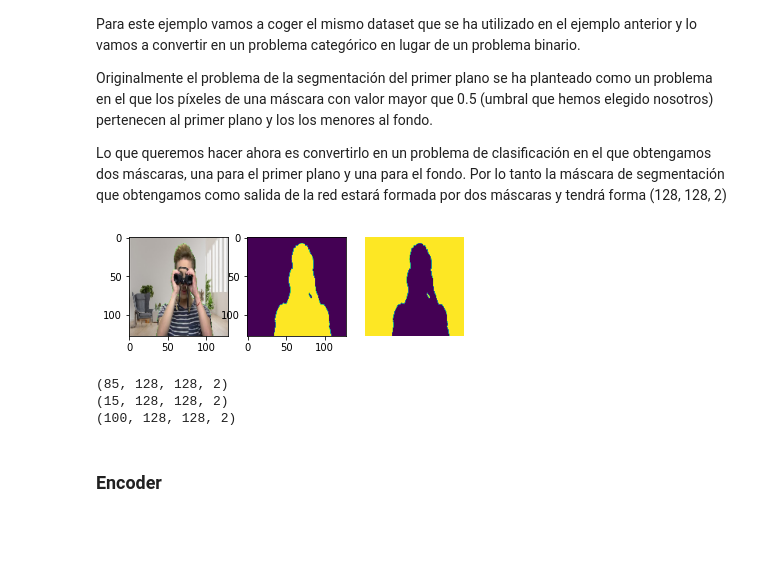
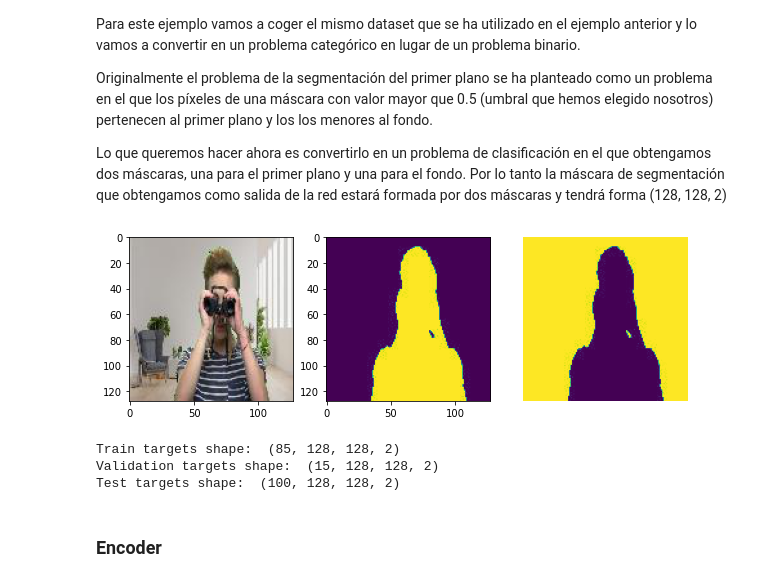
Before and after one commit to SergioHdezG/TallerSegmentacionMOVA, a Jupyter notebook: imagenes/soluciones/taller_1_autoencoders_resuelto.ipynb, the cells around one changed output. Saved outputs shown, nothing was run; the diff lists cells and outputs as text; code cells hidden in the pictures; blank space fills up the shorter version.

```diff
--- a/imagenes/soluciones/taller_1_autoencoders_resuelto.ipynb
+++ b/imagenes/soluciones/taller_1_autoencoders_resuelto.ipynb
@@ -471,41 +499,41 @@ Lo que queremos hacer ahora es convertirlo en un problema de clasificación en e
 y_train_foreground = y_train[:]
 y_train_background = np.abs(y_train[:] - 1)  # Invertimos la máscara para crear el fondo
 
-fig = plt.figure()
+fig = plt.figure(figsize=(10, 10))
 
 plt.subplot(1, 3, 1)
 plt.imshow(x_train[0])
 
 plt.subplot(1, 3, 2)
 im_fg = np.squeeze(y_train_foreground[0], axis=-1)
 plt.imshow(im_fg)
 
 plt.subplot(1, 3, 3)
 im_bg = np.squeeze(y_train_background[0], axis=-1)
 plt.imshow(im_bg)
 
 plt.axis('off')
 plt.show()
 
 y_train_unet = np.concatenate((y_train_background, y_train_foreground), axis=-1)
-print(y_train_unet.shape)
+print('Train targets shape: ', y_train_unet.shape)
 
 y_val_foreground = y_val[:]
 y_val_background = np.abs(y_val[:] - 1)
 
 y_val_unet = np.concatenate((y_val_foreground, y_val_background), axis=-1)
-print(y_val_unet.shape)
+print('Validation targets shape: ', y_val_unet.shape)
 
 y_test_foreground = y_test[:]
 y_test_background = np.abs(y_test[:] - 1)
 
 y_test_unet = np.concatenate((y_test_background, y_test_foreground), axis=-1)
-print(y_test_unet.shape)
+print('Test targets shape: ',y_test_unet.shape)
 # %% [output]
-[figure, old version]
+[figure, new version]
-(85, 128, 128, 2)
-(15, 128, 128, 2)
-(100, 128, 128, 2)
+Train targets shape:  (85, 128, 128, 2)
+Validation targets shape:  (15, 128, 128, 2)
+Test targets shape:  (100, 128, 128, 2)
 # %% [markdown]
 ### Encoder
 # %%
```
Also changed, not shown: parts of 24 cells of this notebook, 1 other file.
